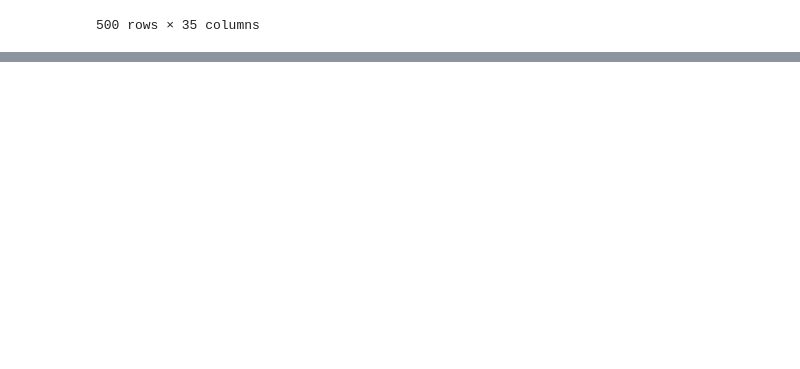
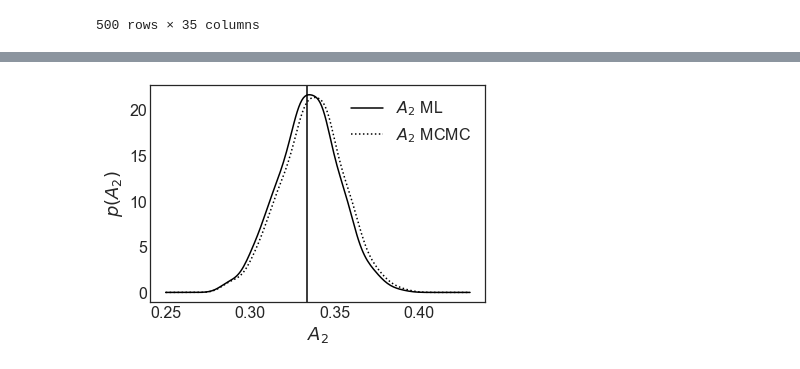
Before and after one commit to hstrey/Ornstein-Uhlenbeck-Correlations, a Jupyter notebook: Correlated OU parameter estimation from simulation rho=0.5 1k.ipynb, the cells around one changed output, grey strips where cells are left out. Drawn from its saved outputs; the diff is of its cells as text; code cells hidden in the pictures; blank space fills up the shorter version.

```diff
--- a/Correlated OU parameter estimation from simulation rho=0.5 1k.ipynb
+++ b/Correlated OU parameter estimation from simulation rho=0.5 1k.ipynb
@@ -285,3 +309,17 @@ print(corr1k05['a2'].mean(),corr1k05['a2'].std(),corr1k05['da2'].mean(),corr1k05
+# %%
+plt.figure(facecolor="white")
+xs = np.linspace(0.25,0.43,200)
+densityA2 = gaussian_kde(corr1k05['A2'])
+densitya2 = gaussian_kde(corr1k05['a2'])
+plt.plot(xs,densityA2(xs),"k-",label=r"$A_{2}$ ML")
+plt.plot(xs,densitya2(xs),"k:",label=r"$A_{2}$ MCMC")
+plt.axvline(x=0.3333,color="k")
+plt.legend()
+plt.xlabel(r"$A_2$")
+plt.ylabel(r"$p(A_{2})$")
+plt.savefig("A2kde05.png",format="png",dpi=300,bbox_inches='tight',facecolor="white",backgroundcolor="white")
+# %% [output]
+[figure, added]
 # %%
 # display statistics
 print(corr1k05['dA1dA2'].mean(),corr1k05['dA1dA2'].std(),corr1k05['dA1dD'].mean(),corr1k05['dA2dD'].mean())
```
Also changed, not shown: parts of 18 cells of this notebook, 9 other files.
